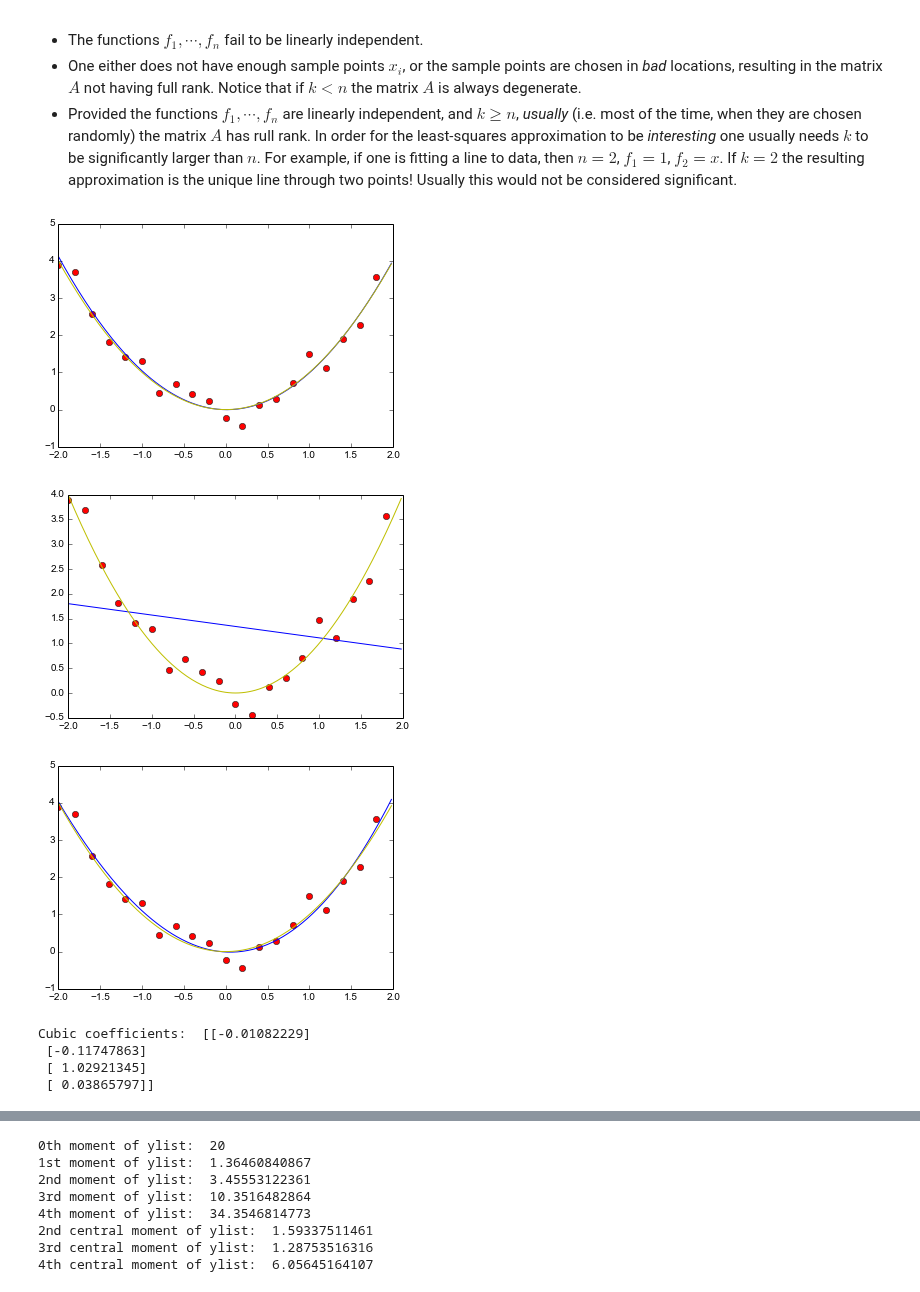
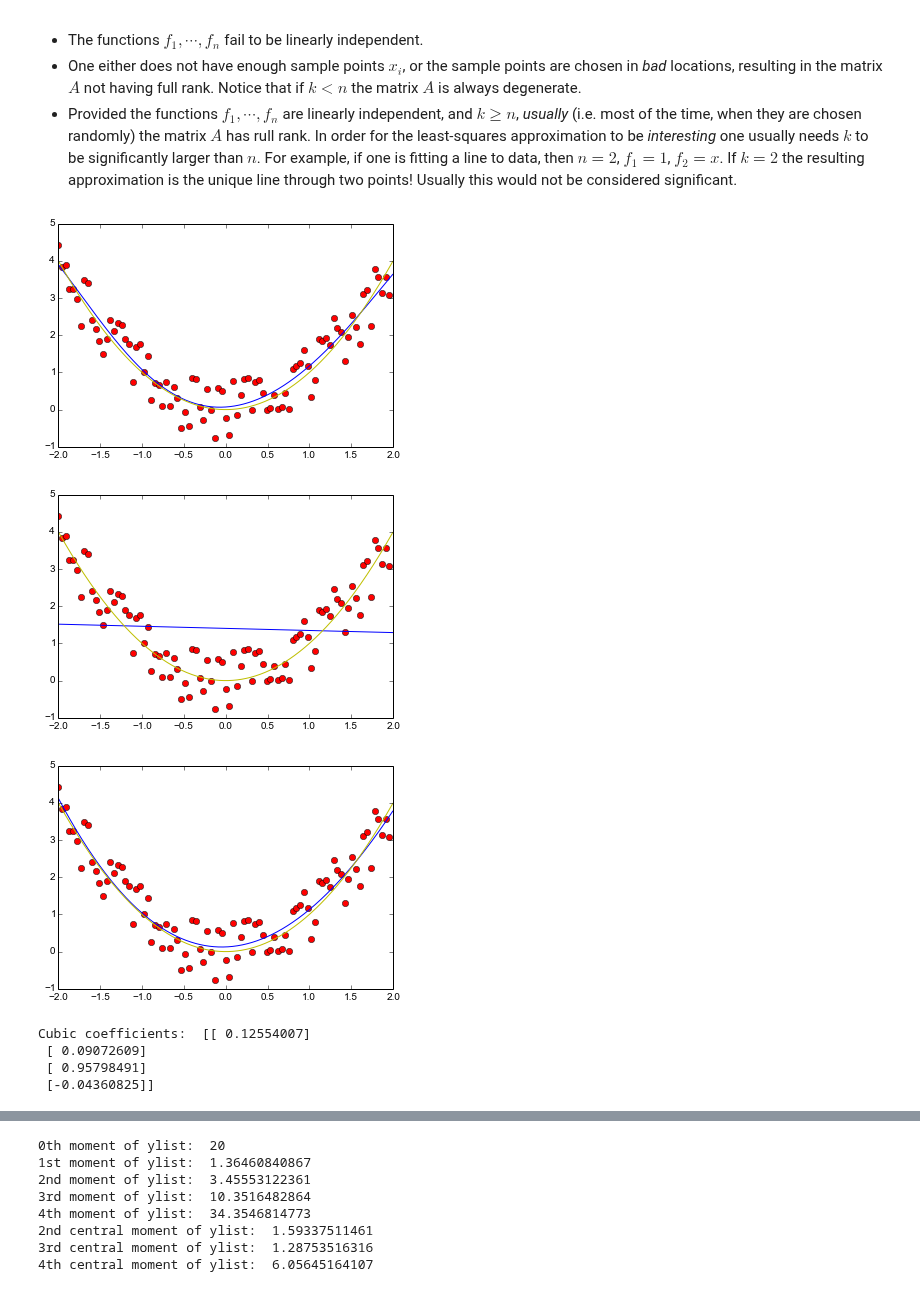
Before and after one commit to emkiley/physmath248_pilot, a Jupyter notebook: stats/least-squares.sketch.ipynb, the cells around one changed output, grey strips where cells are left out. Saved outputs shown, nothing was run; the diff lists cells and outputs as text; code cells hidden in the pictures.

Commit message:
Add the variations from class, and a note on the summation / integration conventions for finite lists of numbers, vs. continuous functions.

```diff
--- a/stats/least-squares.sketch.ipynb
+++ b/stats/least-squares.sketch.ipynb
@@ -30,9 +30,9 @@ import matplotlib.pyplot as plt
 import matplotlib.patches as patches
 %matplotlib inline
 
-listlen = 20
+listlen = 90
 xlist = [4*float(i)/float(listlen) - float(2.0) for i in range(listlen)]
-ylist = [xlist[i]**2 + (rand.random()-float(0.5))/float(1.0) for i in range(listlen)]
+ylist = [xlist[i]**2 + (rand.random()-float(0.5))/float(0.6) for i in range(listlen)]
 
 ax = plt.gca() ## gca() means 'get current axis' -- this is an object one uses to append many things to plots.
   ## gcf() is `get current figure'
@@ -91,59 +91,56 @@ Of course, there may very well be solutions if the matrix $A^T A$ is not inverti
 
 from numpy import matrix
 from numpy import linalg
+from math import *
 
-## Let's compute the matrix A. A[i][j] is f_j evaluated at x_i.
+## Let's compute the matrix A. A[i,j] is f_j evaluated at x_i.
 
 A = matrix([[xlist[i]**j for i in range(len(xlist))] for j in range(3)]).T
-
-#print A
-#print linalg.det(A.T * A)
+## this is equivalent to the above.
+# A = matrix([[x**j for i in xlist] for j in range(3)]).T
 
 cvec = ((A.T*A).I)*(A.T)*(matrix(ylist).T)
-
-ax = plt.gca() ## gca() means 'get current axis' -- this is an object one uses to append many things to plots.
-  ## gcf() is `get current figure'
 
 plt.plot(xlist, ylist, 'ro')
 ## let's append the best fit to the plot.
 FAC = 10 ## amount to refine the plot
 refx = [4*float(i)/float(FAC*listlen) - float(2.0) for i in range(FAC*listlen)]
+## Here is the plot for the quadratic polynomial fit.
 refy = [cvec[0,0] + cvec[1,0]*refx[i] + cvec[2,0]*(refx[i]**2) for i in range(FAC*listlen)]
+## fit curve in black
 plt.plot(refx, refy, 'b-')
 
-## Let's also add the graph of y=x^2.
+## Let's also add the graph of y=x^2 in yellow
 refy = [refx[i]**2 for i in range(FAC*listlen)]
 plt.plot(refx, refy, 'y-')
 
 plt.show()
 # %% [output]
-[figure, old version]
+[figure, new version]
 # %%
+## clear the plot from memory.
 plt.clf()
 
 ## Let's check to see what happens if we attempt to fit a line to the data.
 
 A = matrix([[xlist[i]**j for i in range(len(xlist))] for j in range(2)]).T
 
 cvec = ((A.T*A).I)*(A.T)*(matrix(ylist).T)
-
-ax = plt.gca() ## gca() means 'get current axis' -- this is an object one uses to append many things to plots.
-  ## gcf() is `get current figure'
 
 plt.plot(xlist, ylist, 'ro')
 ## let's append the best fit to the plot.
 FAC = 10 ## amount to refine the plot
 refx = [4*float(i)/float(FAC*listlen) - float(2.0) for i in range(FAC*listlen)]
 refy = [cvec[0,0] + cvec[1,0]*refx[i] for i in range(FAC*listlen)]
 plt.plot(refx, refy, 'b-')
 
 ## Let's also add the graph of y=x^2.
 refy = [refx[i]**2 for i in range(FAC*listlen)]
 plt.plot(refx, refy, 'y-')
 
 plt.show()
 # %% [output]
-[figure, old version]
+[figure, new version]
 # %%
 ## And let's interpolate a cubic, just for fun.
 
@@ -151,12 +148,13 @@ plt.clf()
 
 ## Let's check to see what happens if we attempt to fit a line to the data.
 
+## matrix() turns a list of lists into a numpy matrix.
+## [[ blah ] for i in blah2] for j in blah3
+## definition of a list of lists.  the object at [i,j] is blah.
+
 A = matrix([[xlist[i]**j for i in range(len(xlist))] for j in range(4)]).T
 
 cvec = ((A.T*A).I)*(A.T)*(matrix(ylist).T)
-
-ax = plt.gca() ## gca() means 'get current axis' -- this is an object one uses to append many things to plots.
-  ## gcf() is `get current figure'
 
 plt.plot(xlist, ylist, 'ro')
 ## let's append the best fit to the plot.
@@ -173,8 +171,8 @@ plt.show()
 
 print "Cubic coefficients: ", cvec
 # %% [output]
-[figure, old version]
+[figure, new version]
-Cubic coefficients:  [[-0.01082229]
- [-0.11747863]
- [ 1.02921345]
- [ 0.03865797]]
+Cubic coefficients:  [[ 0.12554007]
+ [ 0.09072609]
+ [ 0.95798491]
+ [-0.04360825]]
```
Also changed, not shown: parts of 7 cells of this notebook.
